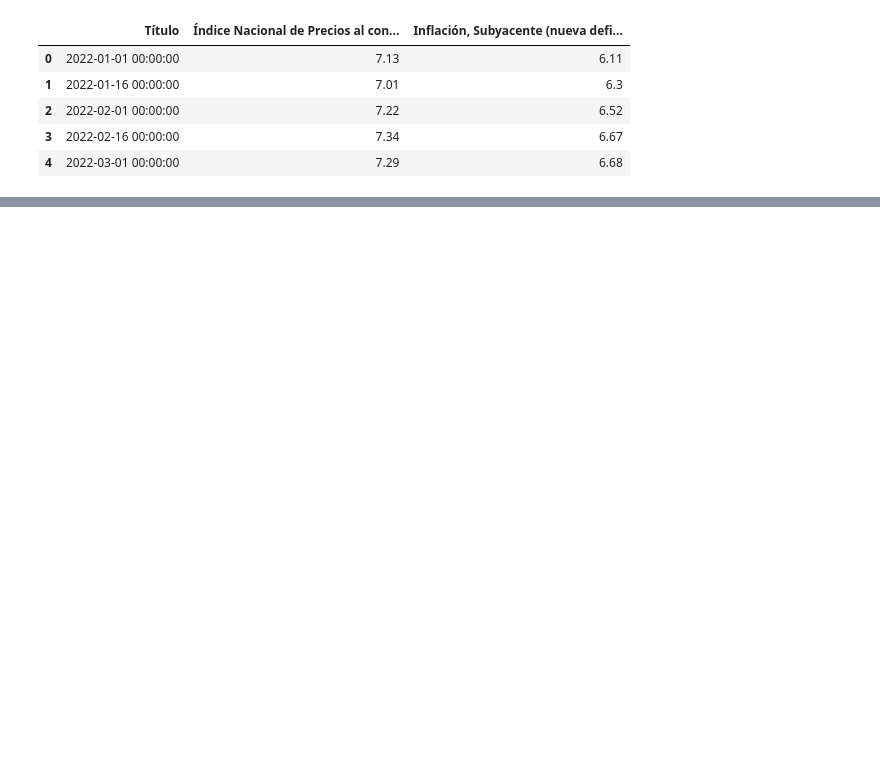
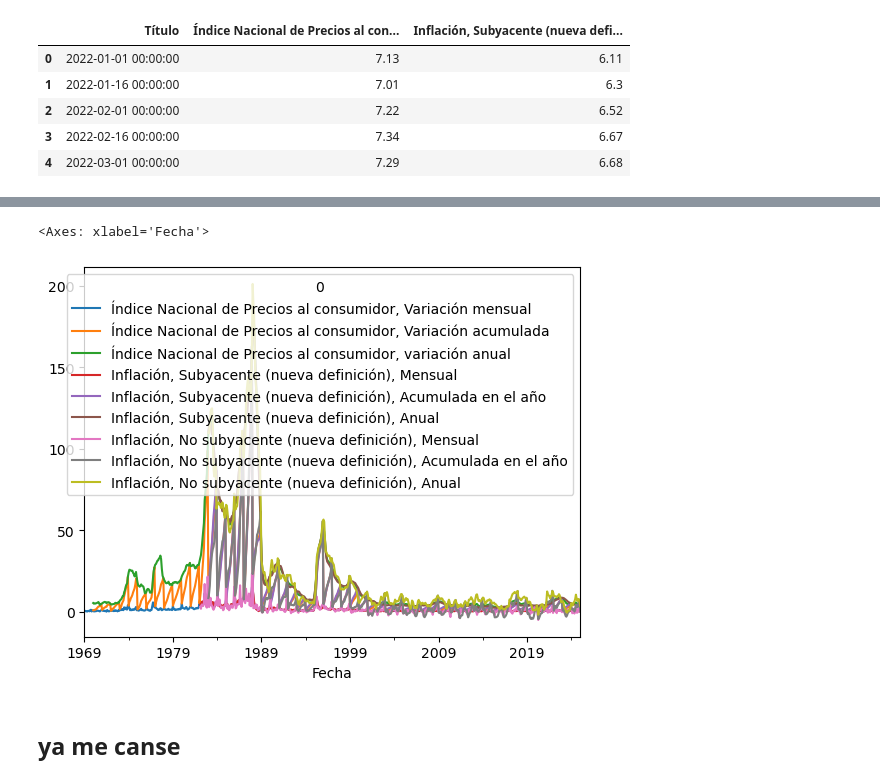
Before and after one commit to heritaco/Data-Mining, a Jupyter notebook: 03-Tasas-de-Interes-al-Consumo/02-explore-data.ipynb, the cells around one changed output, grey strips where cells are left out. Drawn from its saved outputs; the diff is of its cells as text; code cells hidden in the pictures; blank space fills up the shorter version.

```diff
--- a/03-Tasas-de-Interes-al-Consumo/02-explore-data.ipynb
+++ b/03-Tasas-de-Interes-al-Consumo/02-explore-data.ipynb
@@ -409,3 +541,7 @@ df12.head()
 | 2 | 1969-03-01 00:00:00 | 0.1 | N/E | N/E | N/E | ... |
 | 3 | 1969-04-01 00:00:00 | 0.27 | N/E | N/E | N/E | ... |
 | 4 | 1969-05-01 00:00:00 | 0 | N/E | N/E | N/E | ... |
+# %%
+df12 = clean_df(df12)
+
+df12.head()
@@ -411,0 +556,7 @@ df12.head()
+# %%
+df12.plot()
+# %% [output]
+<Axes: xlabel='Fecha'>
+[figure, added]
+# %% [markdown]
+## ya me canse
```
Also changed, not shown: parts of 22 cells of this notebook, 1 other file.
